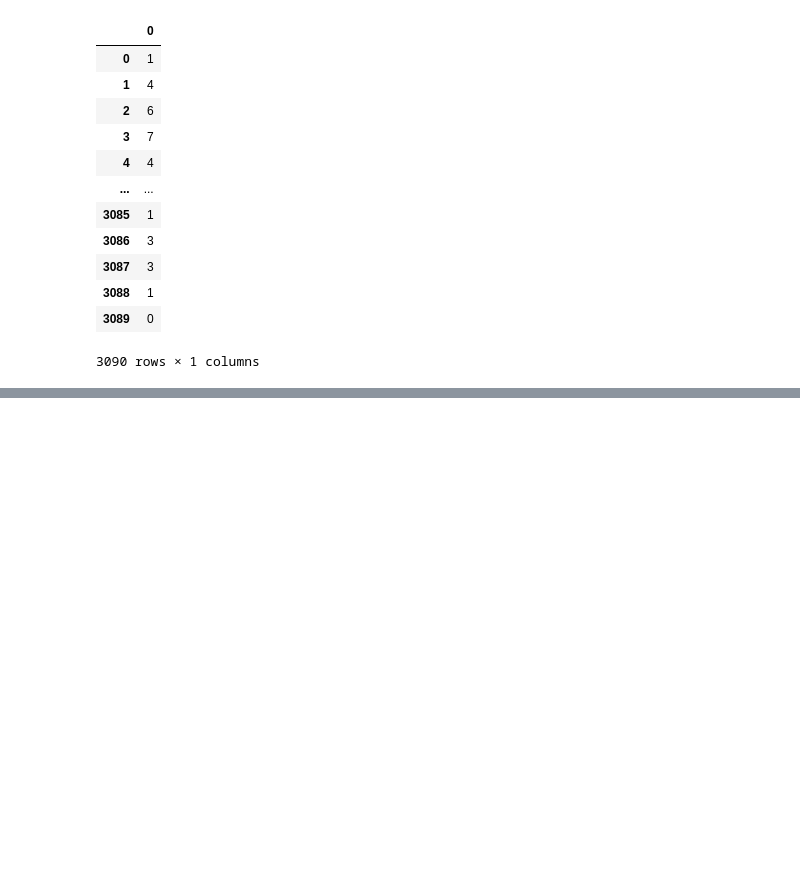
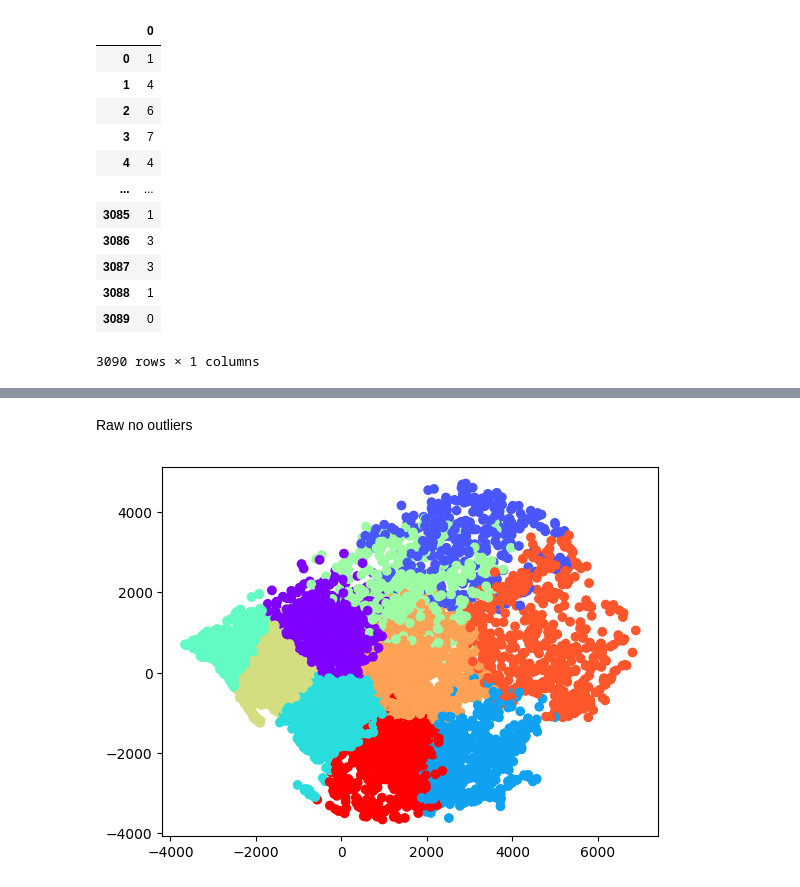
Before and after one commit to Suhail270/DMML_Part2, a Jupyter notebook: K-means.ipynb, the cells around one changed output, grey strips where cells are left out. Saved outputs shown, nothing was run; the diff lists cells and outputs as text; code cells hidden in the pictures; blank space fills up the shorter version.

```diff
--- a/K-means.ipynb
+++ b/K-means.ipynb
@@ -105,0 +411,10 @@ Accuracy: 0.09411764705882353
+# %%
+from sklearn.cluster import KMeans
+
+def kmeansfunc(data):
+    k = 10
+    kmeans = KMeans(n_clusters=k, random_state=0)
+    clusters = kmeans.fit_predict(data)
+    clusters = pd.DataFrame(clusters)
+    print(clusters)
+    return clusters
@@ -105,0 +427,3 @@ Accuracy: 0.09411764705882353
+# %%
+clusters_no_out = kmeansfunc(x_train_no_outliers)
+silhouetteScore(x_train_no_outliers,clusters_no_out)
@@ -105,0 +904,6 @@ Accuracy: 0.09411764705882353
+# %% [markdown]
+Raw no outliers
+# %%
+scatterplots(x_train_no_outliers,clusters_no_out)
+# %% [output]
+[figure, added]
```
Also changed, not shown: parts of 90 cells of this notebook.
